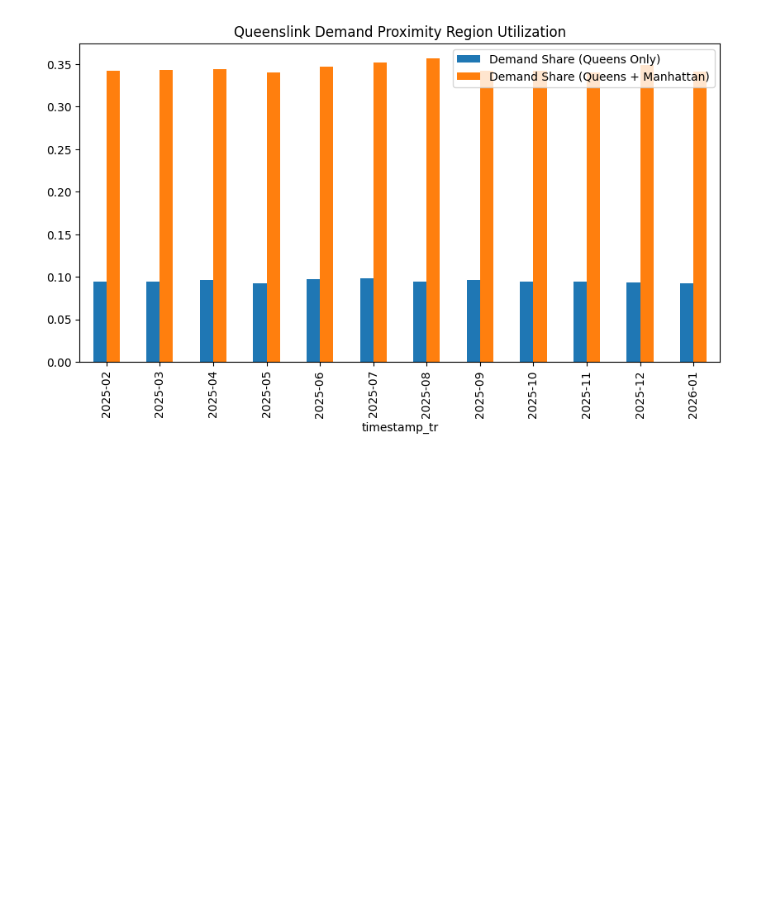
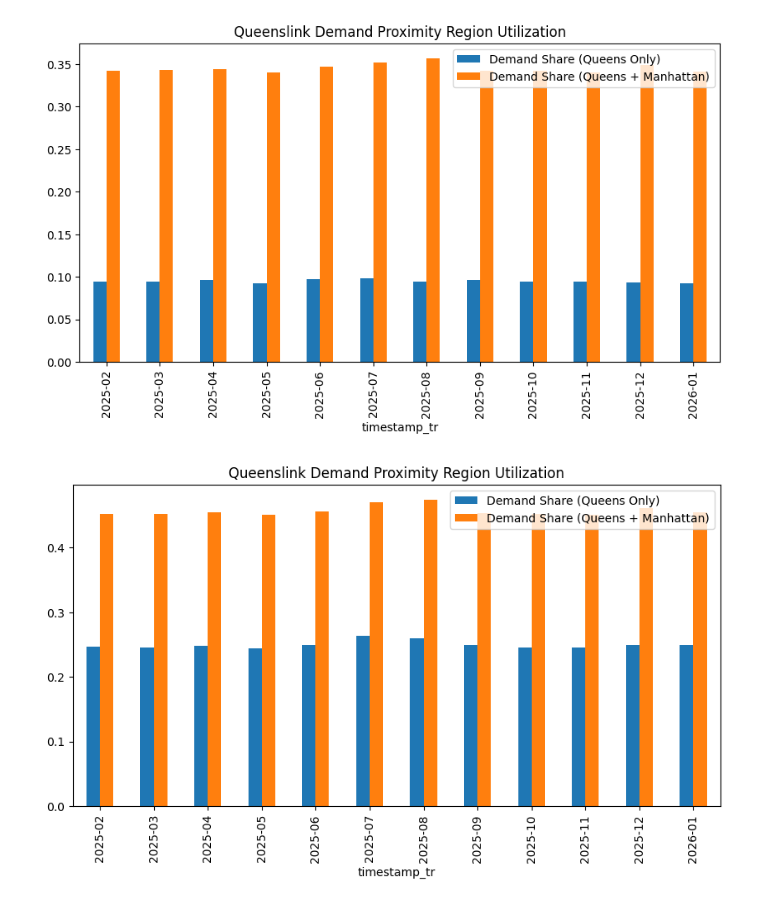
Before and after one commit to devennb/queenslink-ridership-analysis, a Jupyter notebook: project/demand_forecast1.ipynb, the cells around one changed output. Drawn from its saved outputs; the diff is of its cells as text; code cells hidden in the pictures; blank space fills up the shorter version.

```diff
--- a/project/demand_forecast1.ipynb
+++ b/project/demand_forecast1.ipynb
@@ -238,6 +254,7 @@ weekly_snapshot_example
 #### Forecasting
 # %%
 from xgboost import XGBRegressor
+from sklearn.linear_model import Lasso
 from sklearn.model_selection import GridSearchCV
 from sklearn.metrics import mean_absolute_percentage_error
 from pandas.tseries.offsets import DateOffset
@@ -291,6 +308,11 @@ def validate_model(subway_data, ridership_feat, get_monthly: bool):
 
     #train model
     model = XGBRegressor()
+
+   # model = Lasso()
+   # param_grid = {
+       # 'alpha' : [0,0.001,0.01,0.1,0.5] #uncomment this to run the baseline model...
+  #  }
     model_cv = GridSearchCV(estimator=model, param_grid=param_grid, cv=5)
 
     model_cv.fit(Xtrain,ytrain)
@@ -384,7 +406,7 @@ def run_all(subway_data, ridership_feat):
     )
     out_ttl = generate_forecast(
         validation_data=out_ttl,
-        get_monthly=True
+        get_monthly=True,
     )
 
     return out_ttl
@@ -449,3 +471,17 @@ output_data_monthly_forecast_all[['Demand Share (Queens Only)','Demand Share (Qu
 plt.show()
 # %% [output]
 [figure]
+# %%
+lift_bus_demand = 54000 #look at tim's nb
+
+output_data_monthly_forecast_all['Demand Share (Queens Only)'] = (output_data_monthly_forecast_all['forecast_ttl_qns_only']+lift_bus_demand)/(output_data_monthly_forecast_all['forecast_ttl_systemwide']+lift_bus_demand)
+output_data_monthly_forecast_all['Demand Share (Queens + Manhattan)'] = (output_data_monthly_forecast_all['forecast_ttl_qns_manh']+lift_bus_demand)/(output_data_monthly_forecast_all['forecast_ttl_systemwide']+lift_bus_demand)
+
+output_data_monthly_forecast_all[['Demand Share (Queens Only)','Demand Share (Queens + Manhattan)']].plot(
+    kind='bar',
+    figsize=(10,5),
+    title='Queenslink Demand Proximity Region Utilization'
+)
+plt.show()
+# %% [output]
+[figure, added]
```
Also changed, not shown: parts of 2 cells of this notebook, 1 other file.
